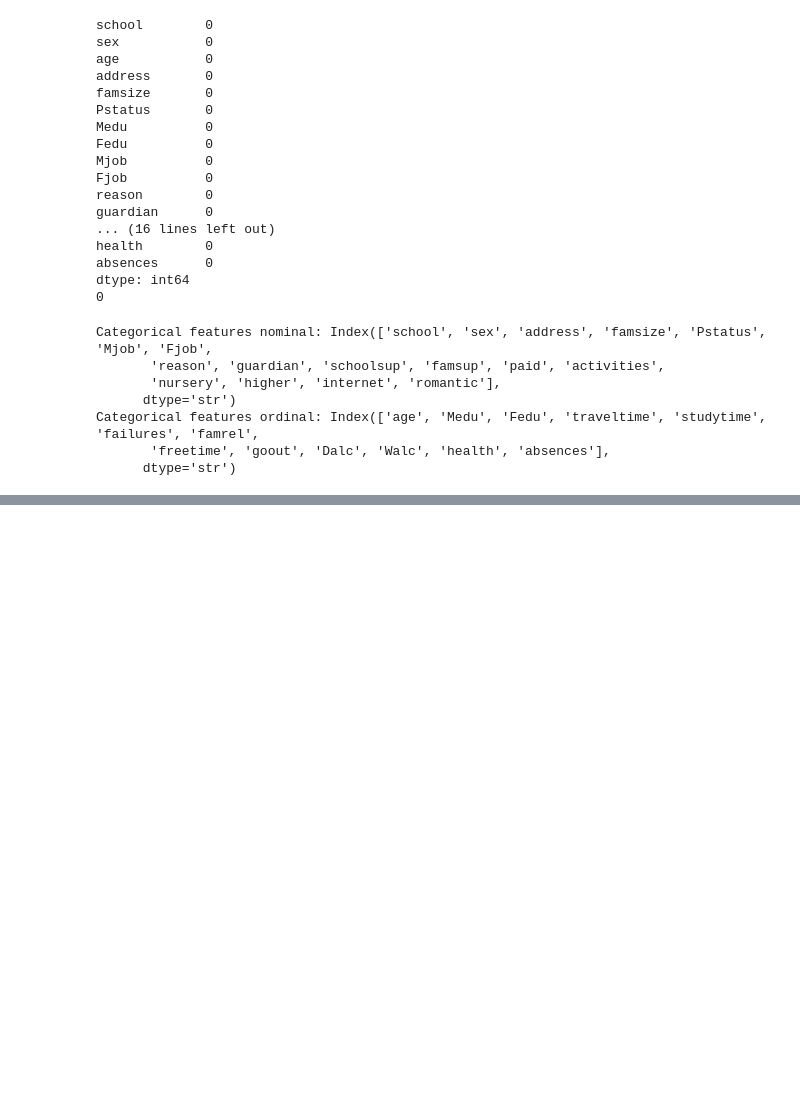
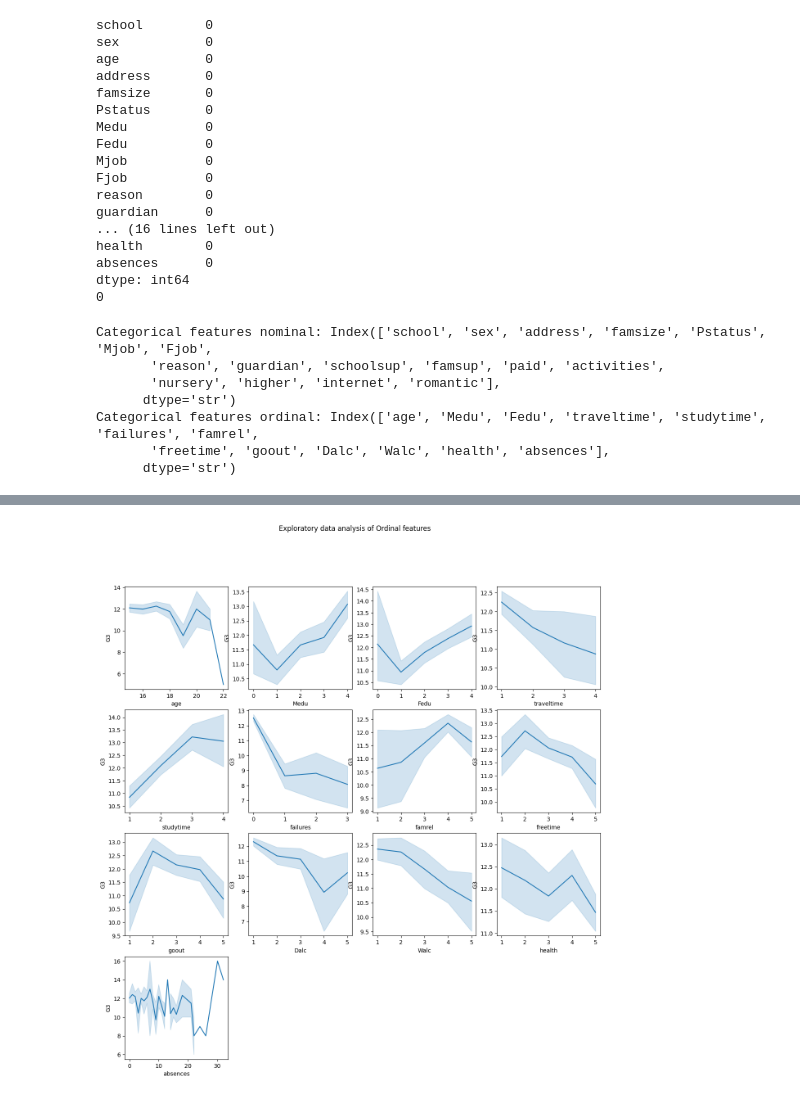
Before and after one commit to xplj5935-uol/Machine_learning_Personal_project, a Jupyter notebook: notebook_201859416.ipynb, the cells around one changed output, grey strips where cells are left out. Saved outputs shown, nothing was run; the diff lists cells and outputs as text; code cells hidden in the pictures; blank space fills up the shorter version.

Commit message:
add univariate and bivariate analysis

```diff
--- a/notebook_201859416.ipynb
+++ b/notebook_201859416.ipynb
@@ -176,0 +213,11 @@ X_train_knn_scaled
+# %%
+
+fig, axes = plt.subplots(4, 4, figsize=(15, 15))
+fig.suptitle("Exploratory data analysis of Ordinal features")
+for i, feature in enumerate(categorical_features_ordinal):
+    sns.lineplot(ax = axes[i//4, i%4], x=X[feature], y = y_G3)
+plots_to_delete = [(3, 3), (3, 2), (3, 1)] #empty plots to delete since we have 13 features and not 16
+for row, col in plots_to_delete:
+    fig.delaxes(axes[row, col]) # removing the last subplot since we have 13 features and not 16
+# %% [output]
+[figure, added]
```
Also changed, not shown: parts of 10 cells of this notebook.
